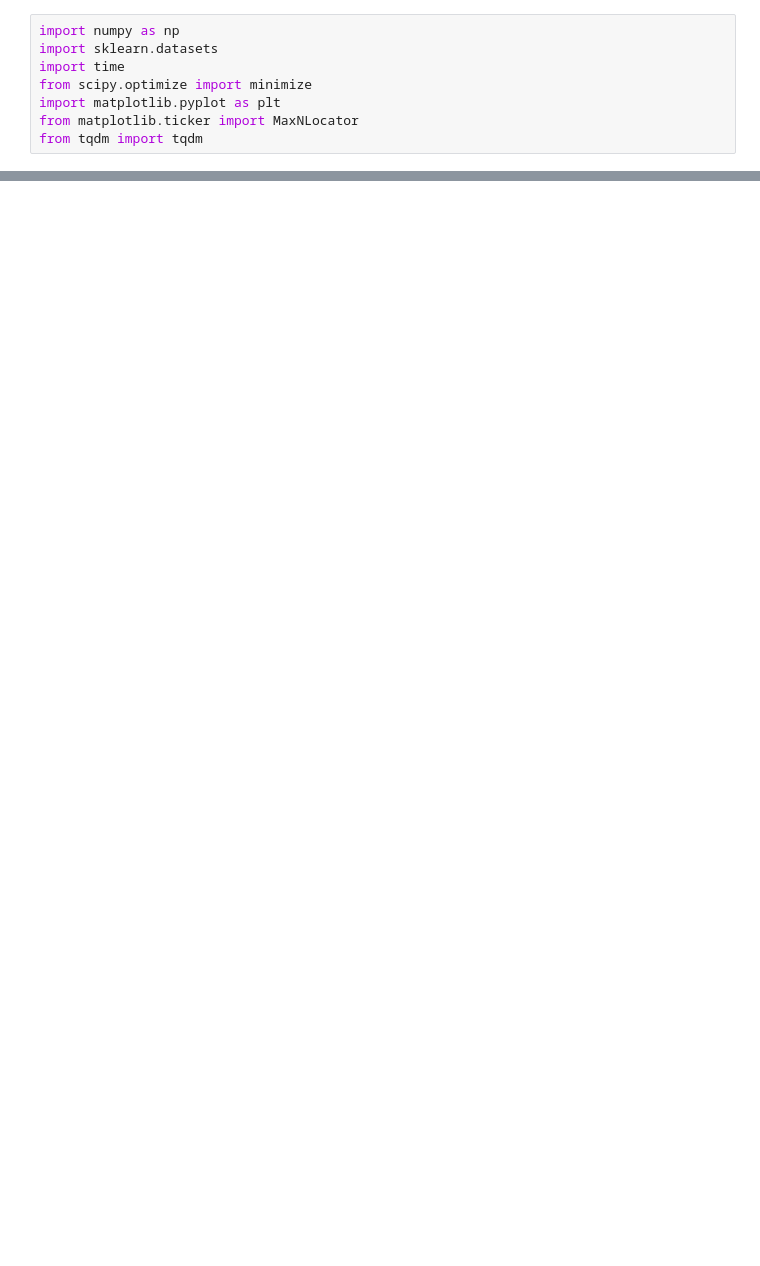
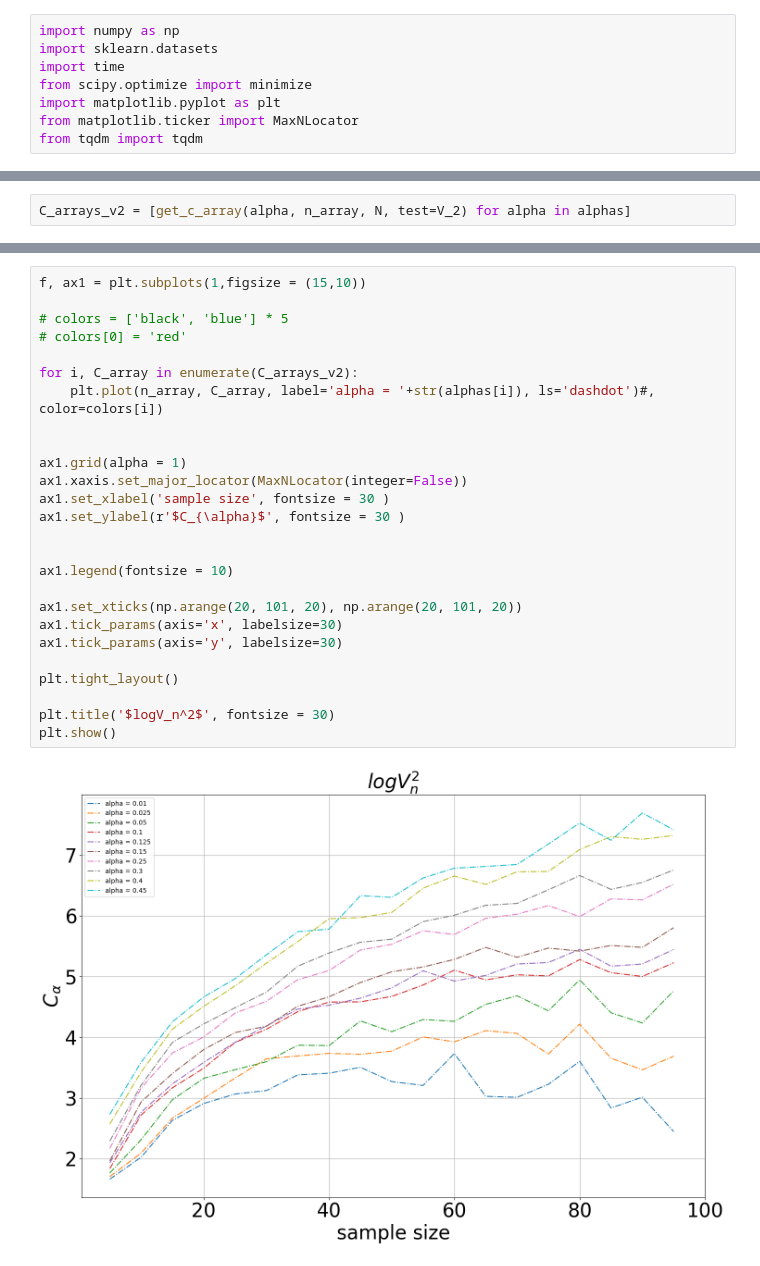
Before and after one commit to arina-chumachenko/Applied_Statistics_Project, a Jupyter notebook: stats_project.ipynb, the cells around one changed output, grey strips where cells are left out. Saved outputs shown, nothing was run; the diff lists cells and outputs as text; blank space fills up the shorter version.

```diff
--- a/stats_project.ipynb
+++ b/stats_project.ipynb
@@ -87 +96,3 @@ for n in tqdm(n_array):
+# %%
+C_arrays_v2 = [get_c_array(alpha, n_array, N, test=V_2) for alpha in alphas]
 # %%
@@ -112,0 +126,28 @@ plt.show()
+# %%
+f, ax1 = plt.subplots(1,figsize = (15,10))
+
+# colors = ['black', 'blue'] * 5
+# colors[0] = 'red'
+
+for i, C_array in enumerate(C_arrays_v2):
+    plt.plot(n_array, C_array, label='alpha = '+str(alphas[i]), ls='dashdot')#, color=colors[i])
+
+
+ax1.grid(alpha = 1)
+ax1.xaxis.set_major_locator(MaxNLocator(integer=False))
+ax1.set_xlabel('sample size', fontsize = 30 )
+ax1.set_ylabel(r'$C_{\alpha}$', fontsize = 30 )
+
+
+ax1.legend(fontsize = 10)
+
+ax1.set_xticks(np.arange(20, 101, 20), np.arange(20, 101, 20))
+ax1.tick_params(axis='x', labelsize=30)
+ax1.tick_params(axis='y', labelsize=30)
+
+plt.tight_layout()
+
+plt.title('$logV_n^2$', fontsize = 30)
+plt.show()
+# %% [output]
+[figure, added]
```
Also changed, not shown: parts of 7 cells of this notebook.
